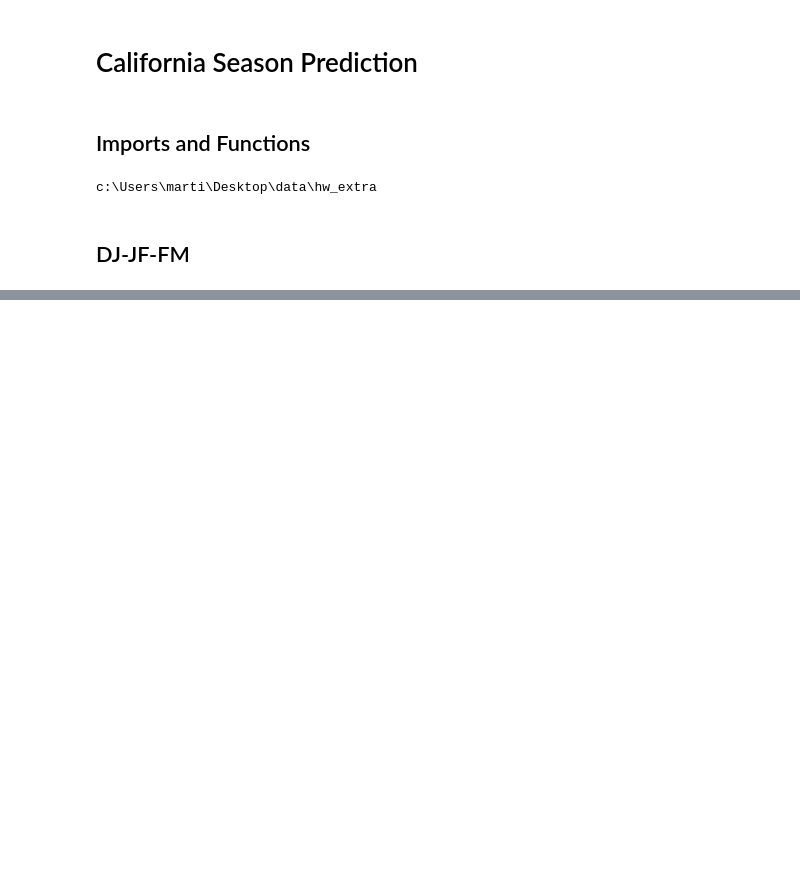
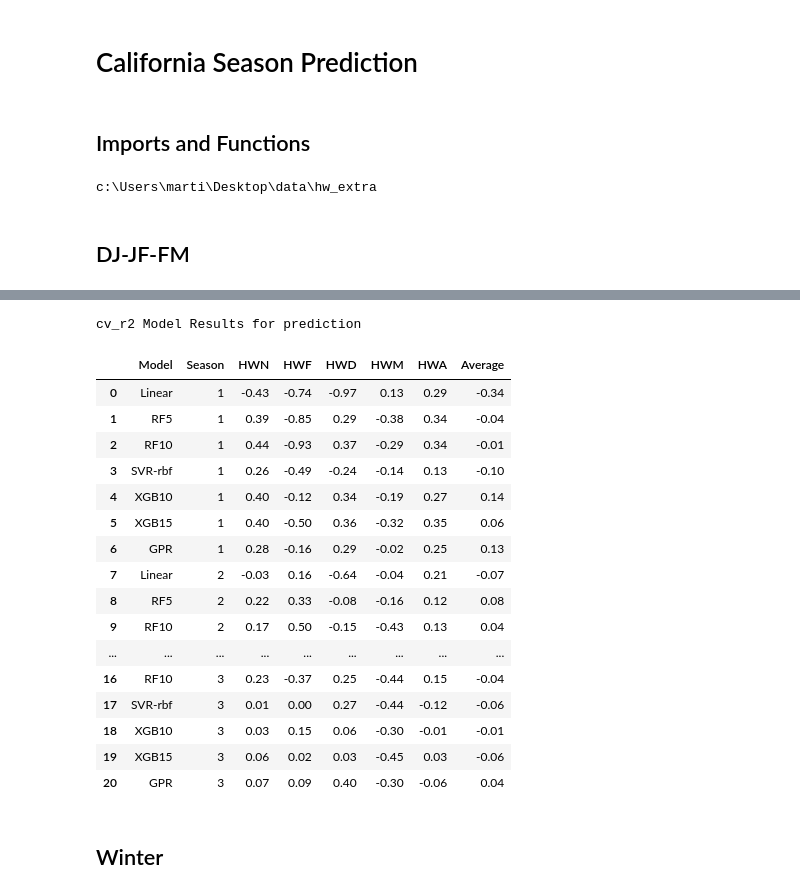
Before and after one commit to martinpavez/data, a Jupyter notebook: hw_extra/notebooks_prediction/from1972/California_season_prediction.ipynb, the cells around one changed output, grey strips where cells are left out. Drawn from its saved outputs; the diff is of its cells as text; code cells hidden in the pictures; blank space fills up the shorter version.

```diff
--- a/hw_extra/notebooks_prediction/from1972/California_season_prediction.ipynb
+++ b/hw_extra/notebooks_prediction/from1972/California_season_prediction.ipynb
@@ -436,0 +118,23 @@ R^2 Model Results in Training
+# %%
+experiment_1.plot_metrics("cv_r2")
+# %% [output]
+cv_r2 Model Results for prediction
+|  | Model | Season | HWN | HWF | HWD | HWM | HWA | Average |
+| 0 | Linear | 1 | -0.43 | -0.74 | -0.97 | 0.13 | 0.29 | -0.34 |
+| 1 | RF5 | 1 | 0.39 | -0.85 | 0.29 | -0.38 | 0.34 | -0.04 |
+| 2 | RF10 | 1 | 0.44 | -0.93 | 0.37 | -0.29 | 0.34 | -0.01 |
+| 3 | SVR-rbf | 1 | 0.26 | -0.49 | -0.24 | -0.14 | 0.13 | -0.10 |
+| 4 | XGB10 | 1 | 0.40 | -0.12 | 0.34 | -0.19 | 0.27 | 0.14 |
+| 5 | XGB15 | 1 | 0.40 | -0.50 | 0.36 | -0.32 | 0.35 | 0.06 |
+| 6 | GPR | 1 | 0.28 | -0.16 | 0.29 | -0.02 | 0.25 | 0.13 |
+| 7 | Linear | 2 | -0.03 | 0.16 | -0.64 | -0.04 | 0.21 | -0.07 |
+| 8 | RF5 | 2 | 0.22 | 0.33 | -0.08 | -0.16 | 0.12 | 0.08 |
+| 9 | RF10 | 2 | 0.17 | 0.50 | -0.15 | -0.43 | 0.13 | 0.04 |
+| ... | ... | ... | ... | ... | ... | ... | ... | ... |
+| 16 | RF10 | 3 | 0.23 | -0.37 | 0.25 | -0.44 | 0.15 | -0.04 |
+| 17 | SVR-rbf | 3 | 0.01 | 0.00 | 0.27 | -0.44 | -0.12 | -0.06 |
+| 18 | XGB10 | 3 | 0.03 | 0.15 | 0.06 | -0.30 | -0.01 | -0.01 |
+| 19 | XGB15 | 3 | 0.06 | 0.02 | 0.03 | -0.45 | 0.03 | -0.06 |
+| 20 | GPR | 3 | 0.07 | 0.09 | 0.40 | -0.30 | -0.06 | 0.04 |
+# %% [markdown]
+## Winter
```
Also changed, not shown: parts of 74 cells of this notebook, 10 other files.
